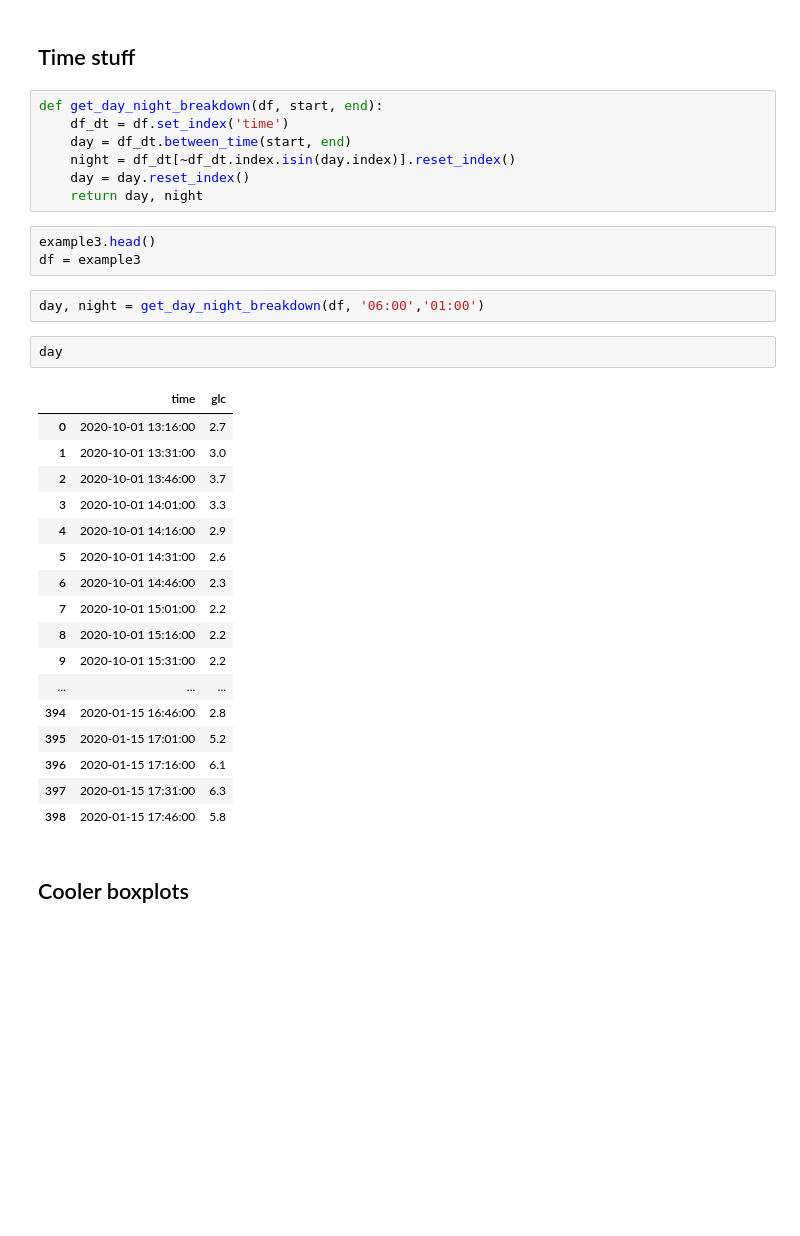
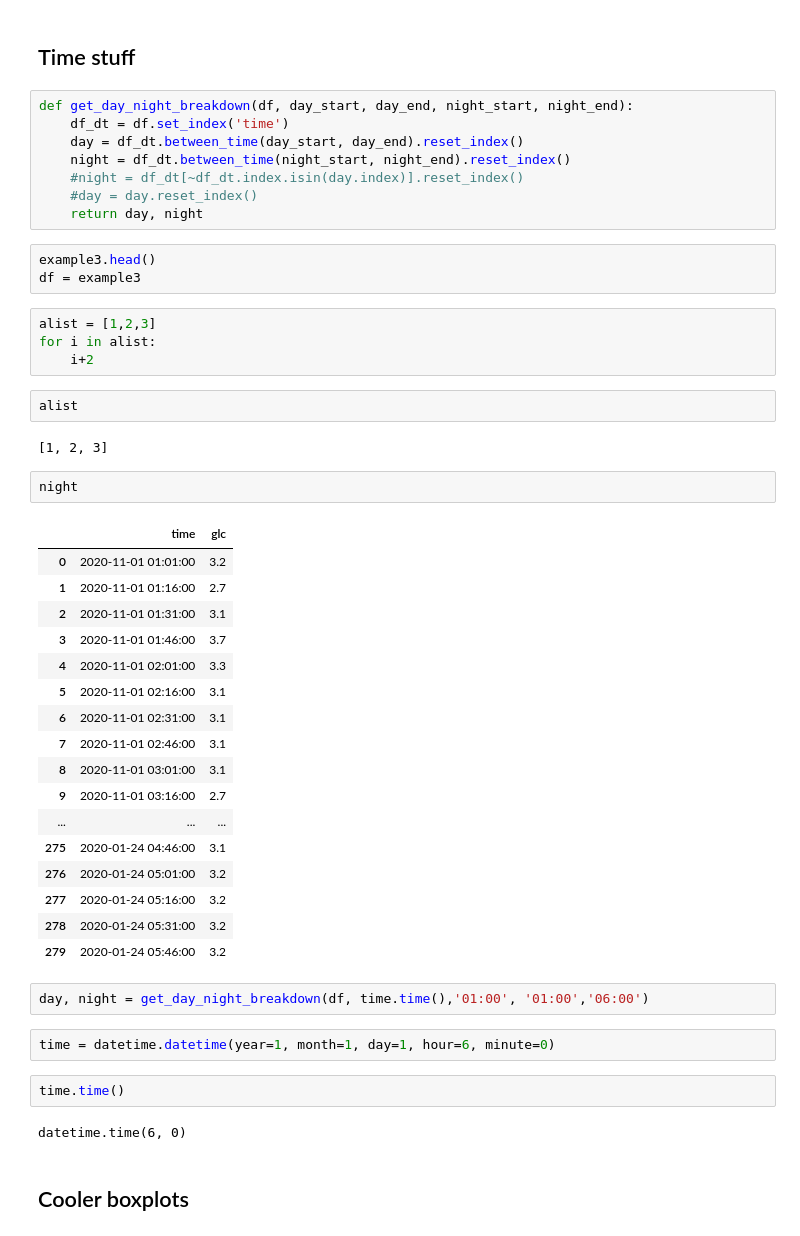
Before and after one commit to cafoala/diametrics-webapp, a Jupyter notebook: code/experiment.ipynb, the cells around one changed output. Saved outputs shown, nothing was run; the diff lists cells and outputs as text; blank space fills up the shorter version.

```diff
--- a/code/experiment.ipynb
+++ b/code/experiment.ipynb
@@ -73,37 +118,52 @@ metrics = pd.DataFrame.from_dict(results)
 # %% [markdown]
 ## Time stuff
 # %%
-def get_day_night_breakdown(df, start, end):
+def get_day_night_breakdown(df, day_start, day_end, night_start, night_end):
     df_dt = df.set_index('time')
-    day = df_dt.between_time(start, end)
-    night = df_dt[~df_dt.index.isin(day.index)].reset_index()
-    day = day.reset_index()
+    day = df_dt.between_time(day_start, day_end).reset_index()
+    night = df_dt.between_time(night_start, night_end).reset_index()
+    #night = df_dt[~df_dt.index.isin(day.index)].reset_index()
+    #day = day.reset_index()
     return day, night
 # %%
 example3.head()
 df = example3
+# %%
+alist = [1,2,3]
+for i in alist:
+    i+2
+# %%
+alist
+# %% [output]
+[1, 2, 3]
+# %%
+night
+# %% [output]
+|  | time | glc |
+| 0 | 2020-11-01 01:01:00 | 3.2 |
+| 1 | 2020-11-01 01:16:00 | 2.7 |
+| 2 | 2020-11-01 01:31:00 | 3.1 |
+| 3 | 2020-11-01 01:46:00 | 3.7 |
+| 4 | 2020-11-01 02:01:00 | 3.3 |
+| 5 | 2020-11-01 02:16:00 | 3.1 |
+| 6 | 2020-11-01 02:31:00 | 3.1 |
+| 7 | 2020-11-01 02:46:00 | 3.1 |
+| 8 | 2020-11-01 03:01:00 | 3.1 |
+| 9 | 2020-11-01 03:16:00 | 2.7 |
+| ... | ... | ... |
+| 275 | 2020-01-24 04:46:00 | 3.1 |
+| 276 | 2020-01-24 05:01:00 | 3.2 |
+| 277 | 2020-01-24 05:16:00 | 3.2 |
+| 278 | 2020-01-24 05:31:00 | 3.2 |
+| 279 | 2020-01-24 05:46:00 | 3.2 |
 # %%
-day, night = get_day_night_breakdown(df, '06:00','01:00')
+day, night = get_day_night_breakdown(df, time.time(),'01:00', '01:00','06:00')
-# %%
-day
-# %% [output]
-|  | time | glc |
-| 0 | 2020-10-01 13:16:00 | 2.7 |
-| 1 | 2020-10-01 13:31:00 | 3.0 |
-| 2 | 2020-10-01 13:46:00 | 3.7 |
-| 3 | 2020-10-01 14:01:00 | 3.3 |
-| 4 | 2020-10-01 14:16:00 | 2.9 |
-| 5 | 2020-10-01 14:31:00 | 2.6 |
-| 6 | 2020-10-01 14:46:00 | 2.3 |
-| 7 | 2020-10-01 15:01:00 | 2.2 |
-| 8 | 2020-10-01 15:16:00 | 2.2 |
-| 9 | 2020-10-01 15:31:00 | 2.2 |
-| ... | ... | ... |
-| 394 | 2020-01-15 16:46:00 | 2.8 |
-| 395 | 2020-01-15 17:01:00 | 5.2 |
-| 396 | 2020-01-15 17:16:00 | 6.1 |
-| 397 | 2020-01-15 17:31:00 | 6.3 |
-| 398 | 2020-01-15 17:46:00 | 5.8 |
+# %%
+time = datetime.datetime(year=1, month=1, day=1, hour=6, minute=0)
+# %%
+time.time()
+# %% [output]
+datetime.time(6, 0)
 # %% [markdown]
 ## Cooler boxplots
 # %%
```
Also changed, not shown: parts of 11 cells of this notebook, 6 other files.
